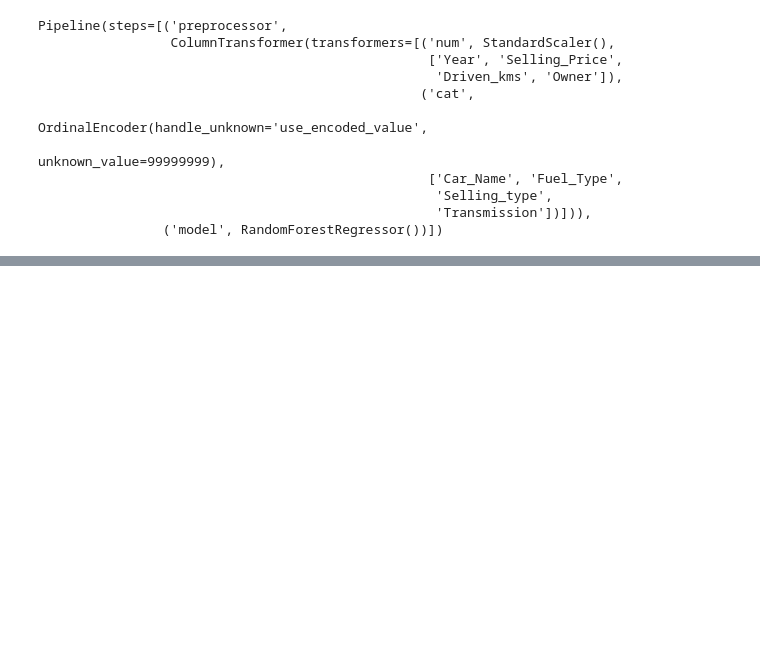
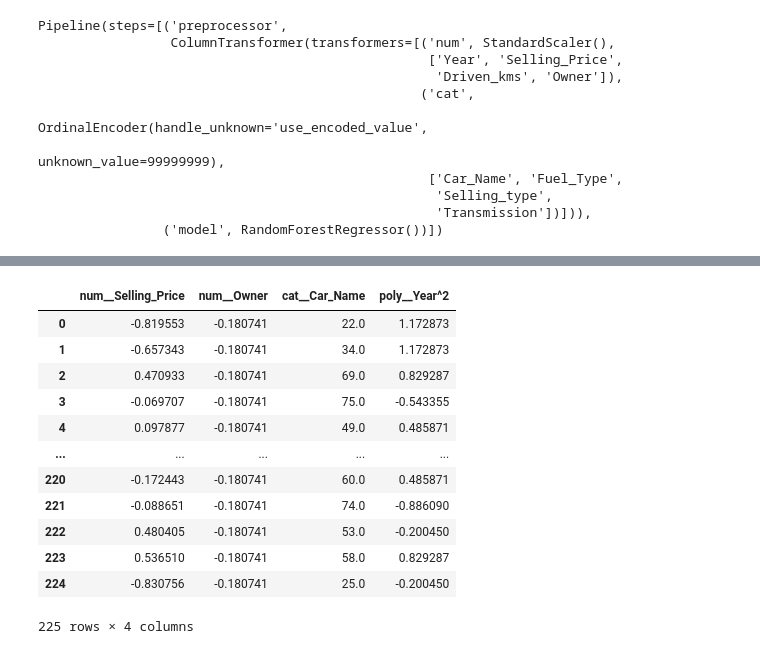
Before and after one commit to ZimovinMY/IsLab, a Jupyter notebook: research/research.ipynb, the cells around one changed output, grey strips where cells are left out. Saved outputs shown, nothing was run; the diff lists cells and outputs as text; code cells hidden in the pictures; blank space fills up the shorter version.

```diff
--- a/research/research.ipynb
+++ b/research/research.ipynb
@@ -141,0 +301,17 @@ Exception: Could not get run status corresponding to string 3eacfbd3b93f473384fe
+# %%
+selected_features_sfs = X_transformed_df.loc[:, sfs.k_feature_names_]
+selected_features_sfs
+# %% [output]
+|  | num__Selling_Price | num__Owner | cat__Car_Name | poly__Year^2 |
+| 0 | -0.819553 | -0.180741 | 22.0 | 1.172873 |
+| 1 | -0.657343 | -0.180741 | 34.0 | 1.172873 |
+| 2 | 0.470933 | -0.180741 | 69.0 | 0.829287 |
+| 3 | -0.069707 | -0.180741 | 75.0 | -0.543355 |
+| 4 | 0.097877 | -0.180741 | 49.0 | 0.485871 |
+| ... | ... | ... | ... | ... |
+| 220 | -0.172443 | -0.180741 | 60.0 | 0.485871 |
+| 221 | -0.088651 | -0.180741 | 74.0 | -0.886090 |
+| 222 | 0.480405 | -0.180741 | 53.0 | -0.200450 |
+| 223 | 0.536510 | -0.180741 | 58.0 | 0.829287 |
+| 224 | -0.830756 | -0.180741 | 25.0 | -0.200450 |
+225 rows × 4 columns
```
Also changed, not shown: parts of 45 cells of this notebook, 8 other files.
